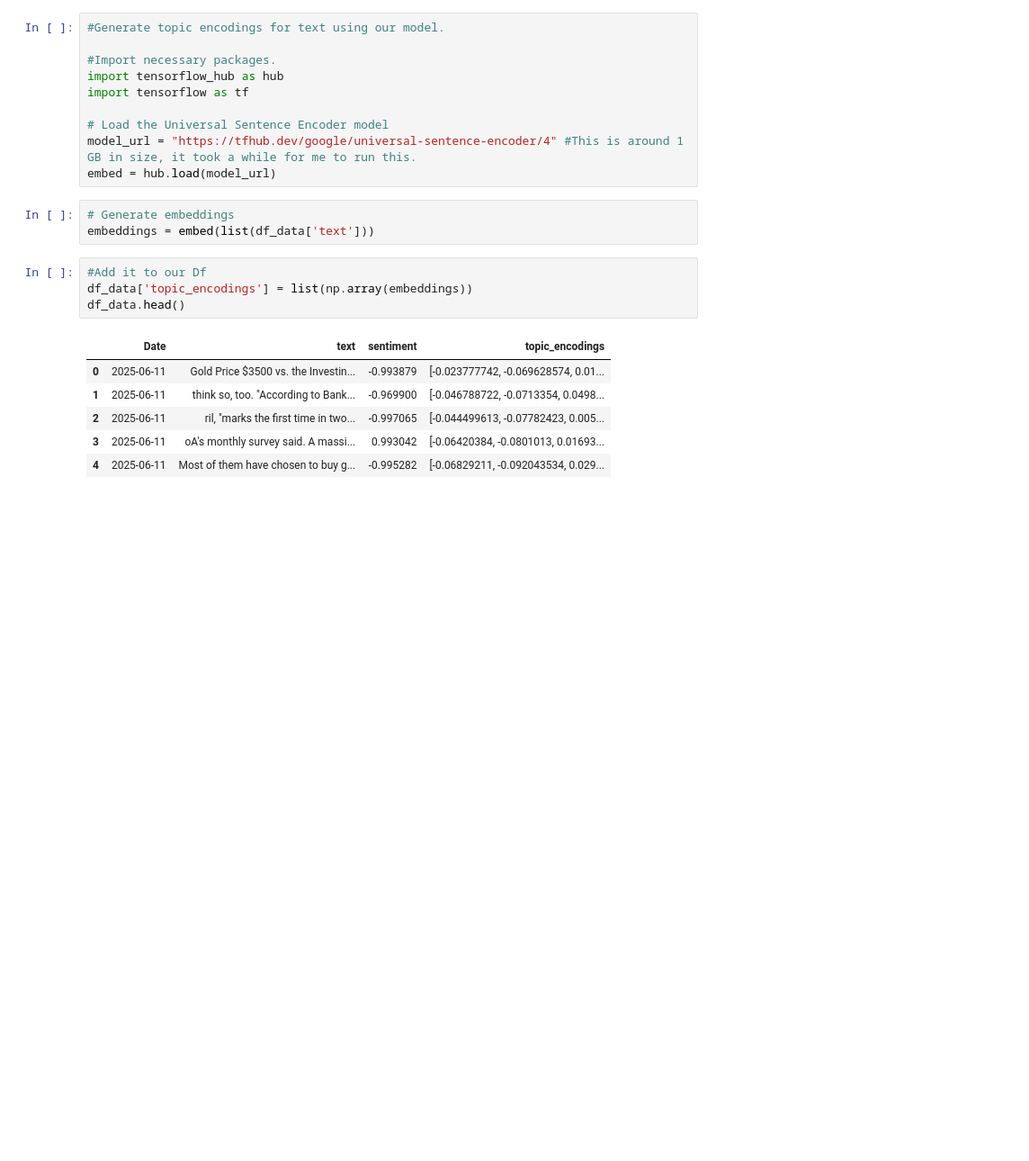
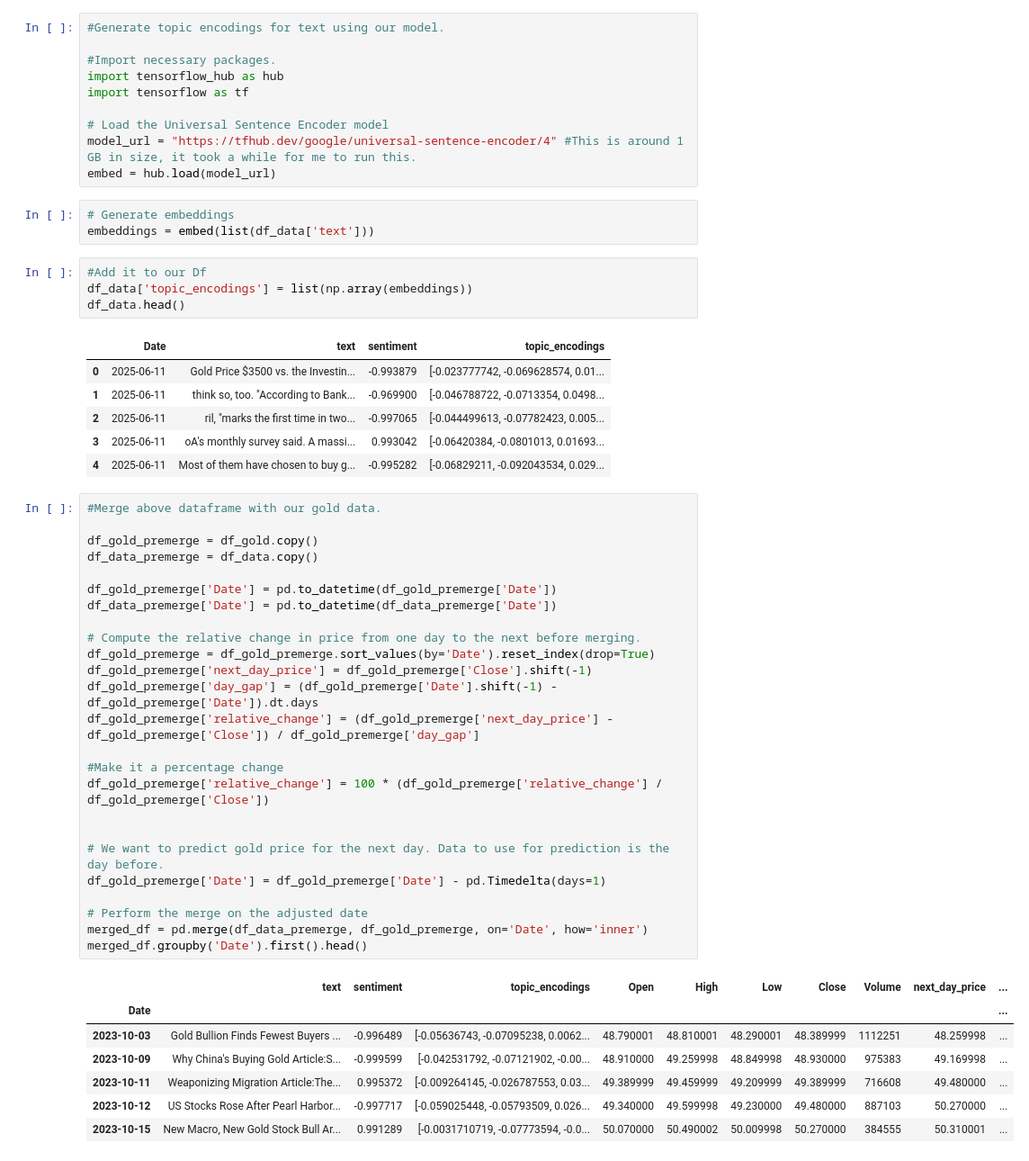
Before and after one commit to Adithya-Jayan/DL-7-25, a Jupyter notebook: Exploration_and_testing/Predictor_model/predictor_model.ipynb, the cells around one changed output. Shown: that part at 90% size. Drawn from its saved outputs; the diff is of its cells as text; blank space fills up the shorter version.

Commit message:
Merged main sentiment data with Gold relative price change data.

```diff
--- a/Exploration_and_testing/Predictor_model/predictor_model.ipynb
+++ b/Exploration_and_testing/Predictor_model/predictor_model.ipynb
@@ -441,3 +441,36 @@ df_data.head()
 | 2 | 2025-06-11 | ril, "marks the first time in two... | -0.997065 | [-0.044499613, -0.07782423, 0.005... |
 | 3 | 2025-06-11 | oA's monthly survey said. A massi... | 0.993042 | [-0.06420384, -0.0801013, 0.01693... |
 | 4 | 2025-06-11 | Most of them have chosen to buy g... | -0.995282 | [-0.06829211, -0.092043534, 0.029... |
+# %%
+#Merge above dataframe with our gold data.
+
+df_gold_premerge = df_gold.copy()
+df_data_premerge = df_data.copy()
+
+df_gold_premerge['Date'] = pd.to_datetime(df_gold_premerge['Date'])
+df_data_premerge['Date'] = pd.to_datetime(df_data_premerge['Date'])
+
+# Compute the relative change in price from one day to the next before merging.
+df_gold_premerge = df_gold_premerge.sort_values(by='Date').reset_index(drop=True)
+df_gold_premerge['next_day_price'] = df_gold_premerge['Close'].shift(-1)
+df_gold_premerge['day_gap'] = (df_gold_premerge['Date'].shift(-1) - df_gold_premerge['Date']).dt.days
+df_gold_premerge['relative_change'] = (df_gold_premerge['next_day_price'] - df_gold_premerge['Close']) / df_gold_premerge['day_gap']
+
+#Make it a percentage change
+df_gold_premerge['relative_change'] = 100 * (df_gold_premerge['relative_change'] / df_gold_premerge['Close'])
+
+
+# We want to predict gold price for the next day. Data to use for prediction is the day before.
+df_gold_premerge['Date'] = df_gold_premerge['Date'] - pd.Timedelta(days=1)
+
+# Perform the merge on the adjusted date
+merged_df = pd.merge(df_data_premerge, df_gold_premerge, on='Date', how='inner')
+merged_df.groupby('Date').first().head()
+# %% [output]
+|  | text | sentiment | topic_encodings | Open | High | Low | Close | Volume | next_day_price | ... |
+| Date |  |  |  |  |  |  |  |  |  | ... |
+| 2023-10-03 | Gold Bullion Finds Fewest Buyers ... | -0.996489 | [-0.05636743, -0.07095238, 0.0062... | 48.790001 | 48.810001 | 48.290001 | 48.389999 | 1112251 | 48.259998 | ... |
+| 2023-10-09 | Why China's Buying Gold Article:S... | -0.999599 | [-0.042531792, -0.07121902, -0.00... | 48.910000 | 49.259998 | 48.849998 | 48.930000 | 975383 | 49.169998 | ... |
+| 2023-10-11 | Weaponizing Migration Article:The... | 0.995372 | [-0.009264145, -0.026787553, 0.03... | 49.389999 | 49.459999 | 49.209999 | 49.389999 | 716608 | 49.480000 | ... |
+| 2023-10-12 | US Stocks Rose After Pearl Harbor... | -0.997717 | [-0.059025448, -0.05793509, 0.026... | 49.340000 | 49.599998 | 49.230000 | 49.480000 | 887103 | 50.270000 | ... |
+| 2023-10-15 | New Macro, New Gold Stock Bull Ar... | 0.991289 | [-0.0031710719, -0.07773594, -0.0... | 50.070000 | 50.490002 | 50.009998 | 50.270000 | 384555 | 50.310001 | ... |
```
Also changed, not shown: parts of 1 cell of this notebook.
